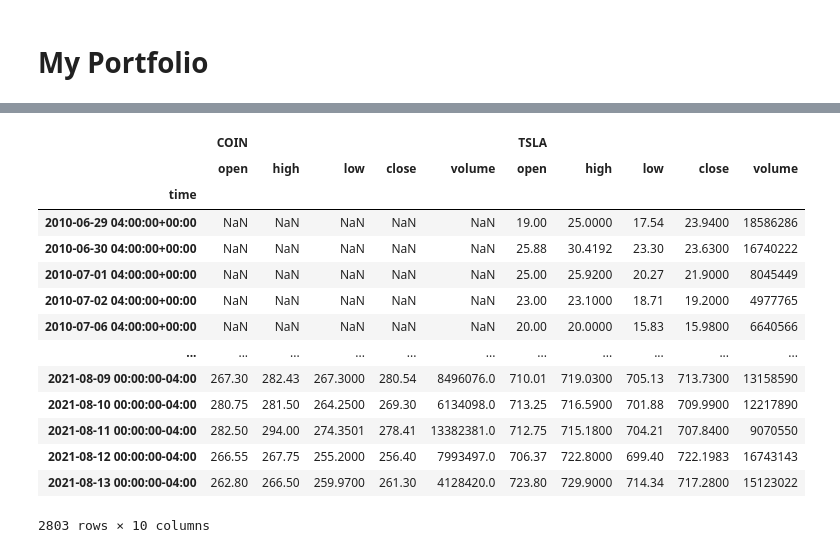
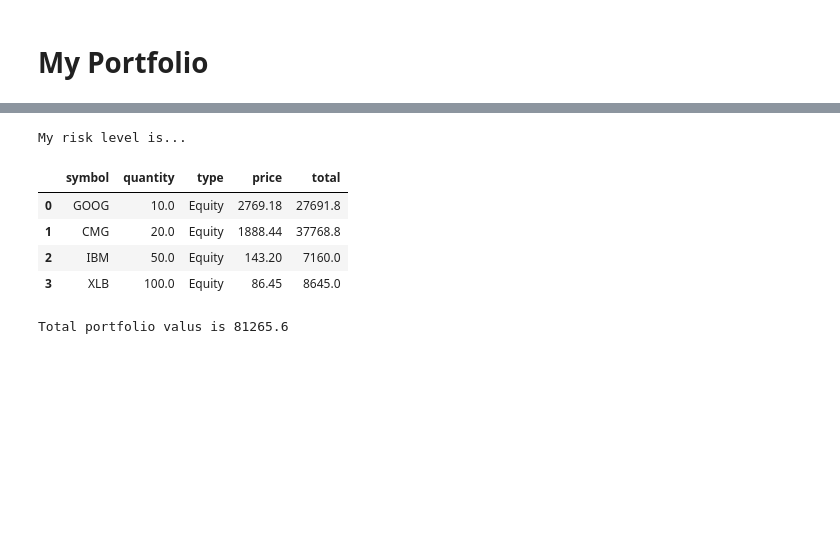
Before and after one commit to woodedlawn/awesome_retirement_portfolio_projector_tool, a Jupyter notebook: jonathan/Portfolio.ipynb, the cells around one changed output, grey strips where cells are left out. Saved outputs shown, nothing was run; the diff lists cells and outputs as text; code cells hidden in the pictures; blank space fills up the shorter version.

Commit message:
add sample portfolio

```diff
--- a/jonathan/Portfolio.ipynb
+++ b/jonathan/Portfolio.ipynb
@@ -41,3 +43,7 @@ portfolio_df
+# %%
+print('My risk level is...')
+# %% [output]
+My risk level is...
 # %%
 # Set the tickers
 tickers = portfolio_df["symbol"]
@@ -54,49 +60,52 @@ last_date = first_date - datetime.timedelta(days=num_days_data_needed)
 def format_date_iso(date):
     return pd.Timestamp(date, tz="America/New_York").isoformat()
 
 all_results_df = pd.DataFrame()
 next_batch_date = first_date
 
 while num_days_data_needed > 0:
     end_date = str(next_batch_date).split()[0]
 
     next_batch_date -= datetime.timedelta(days=batch_size)
     if next_batch_date < last_date:
         next_batch_date = last_date
 
     start_date = str(next_batch_date).split()[0]
 
     results_batch_df = alpaca.get_barset(
         tickers,
         timeframe,
         start = format_date_iso(start_date),
         end = format_date_iso(end_date),
         limit = batch_size
     ).df
 
     all_results_df = pd.concat([all_results_df, results_batch_df])
     num_days_data_needed -= batch_size
 
 all_results_df.sort_index(inplace=True)
 
 # Display data
-all_results_df
+# all_results_df
+
+last_price = []
+for t in portfolio_df['symbol']:
+#     print(t)
+#     print(all_results_df[t]['close'][-1])
+    last_price.append(all_results_df[t]['close'][-1])
+#     portfolio_df['price'] = all_results_df[t]['close'][-1]
+
+portfolio_df['price'] = last_price
+portfolio_df['total'] = portfolio_df['price'] * portfolio_df['quantity']
+display(portfolio_df)
+print(f"Total portfolio valus is {portfolio_df['total'].sum()}")
 # %% [output]
-|  | COIN |  |  |  |  | TSLA |  |  |  |  |
-|  | open | high | low | close | volume | open | high | low | close | volume |
-| time |  |  |  |  |  |  |  |  |  |  |
-| 2010-06-29 04:00:00+00:00 | NaN | NaN | NaN | NaN | NaN | 19.00 | 25.0000 | 17.54 | 23.9400 | 18586286 |
-| 2010-06-30 04:00:00+00:00 | NaN | NaN | NaN | NaN | NaN | 25.88 | 30.4192 | 23.30 | 23.6300 | 16740222 |
-| 2010-07-01 04:00:00+00:00 | NaN | NaN | NaN | NaN | NaN | 25.00 | 25.9200 | 20.27 | 21.9000 | 8045449 |
-| 2010-07-02 04:00:00+00:00 | NaN | NaN | NaN | NaN | NaN | 23.00 | 23.1000 | 18.71 | 19.2000 | 4977765 |
-| 2010-07-06 04:00:00+00:00 | NaN | NaN | NaN | NaN | NaN | 20.00 | 20.0000 | 15.83 | 15.9800 | 6640566 |
-| ... | ... | ... | ... | ... | ... | ... | ... | ... | ... | ... |
-| 2021-08-09 00:00:00-04:00 | 267.30 | 282.43 | 267.3000 | 280.54 | 8496076.0 | 710.01 | 719.0300 | 705.13 | 713.7300 | 13158590 |
-| 2021-08-10 00:00:00-04:00 | 280.75 | 281.50 | 264.2500 | 269.30 | 6134098.0 | 713.25 | 716.5900 | 701.88 | 709.9900 | 12217890 |
-| 2021-08-11 00:00:00-04:00 | 282.50 | 294.00 | 274.3501 | 278.41 | 13382381.0 | 712.75 | 715.1800 | 704.21 | 707.8400 | 9070550 |
-| 2021-08-12 00:00:00-04:00 | 266.55 | 267.75 | 255.2000 | 256.40 | 7993497.0 | 706.37 | 722.8000 | 699.40 | 722.1983 | 16743143 |
-| 2021-08-13 00:00:00-04:00 | 262.80 | 266.50 | 259.9700 | 261.30 | 4128420.0 | 723.80 | 729.9000 | 714.34 | 717.2800 | 15123022 |
+|  | symbol | quantity | type | price | total |
+| 0 | GOOG | 10.0 | Equity | 2769.18 | 27691.8 |
+| 1 | CMG | 20.0 | Equity | 1888.44 | 37768.8 |
+| 2 | IBM | 50.0 | Equity | 143.20 | 7160.0 |
+| 3 | XLB | 100.0 | Equity | 86.45 | 8645.0 |
-2803 rows × 10 columns
+Total portfolio valus is 81265.6
 # %%
 all_close_df = all_results_df.xs('close', axis=1, level=1, drop_level=False)
 all_close_df.plot(figsize=[20, 10])
```
Also changed, not shown: parts of 6 cells of this notebook, 1 other file.
